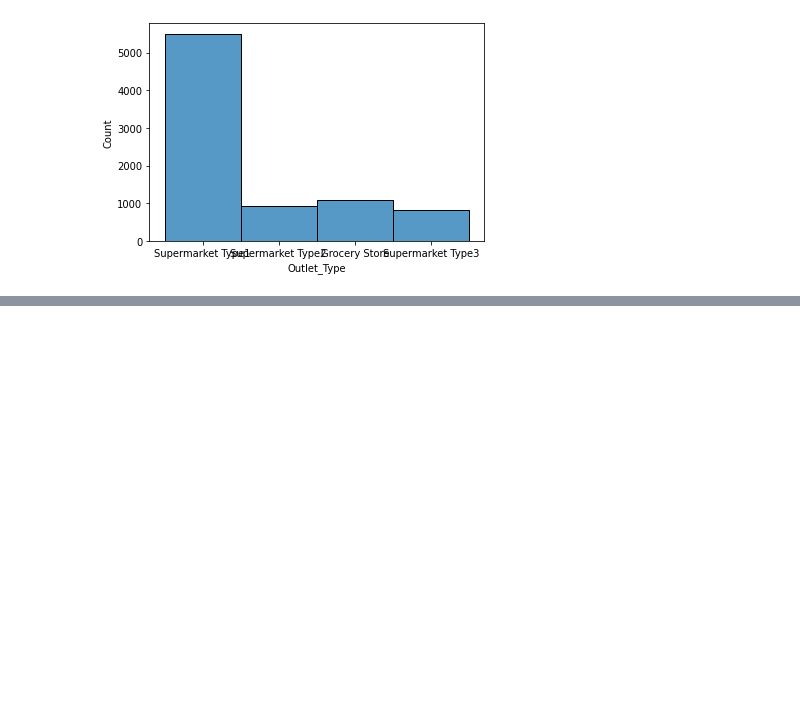
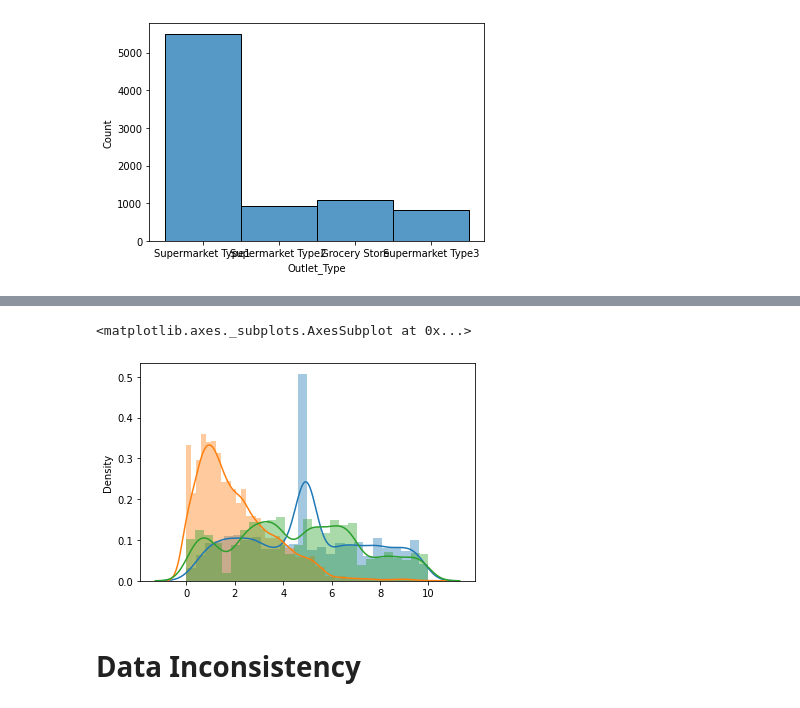
Before and after one commit to Technocolabs100/Product-Sales-Outlet-at-BigMart-Datawarehouse, a Jupyter notebook: MiniProject.ipynb, the cells around one changed output, grey strips where cells are left out. Drawn from its saved outputs; the diff is of its cells as text; code cells hidden in the pictures; blank space fills up the shorter version.

```diff
--- a/MiniProject.ipynb
+++ b/MiniProject.ipynb
@@ -580,0 +603,12 @@ sns.histplot(x=Train_set.Outlet_Type)
+# %%
+def scale_data(col,min,max):
+  scaler = MinMaxScaler(feature_range = (min,max))
+  col = np.array(col)
+  scaled_data = scaler.fit_transform(col.reshape(-1,1))
+  scaled_data = pd.Series(scaled_data.flatten())
+  return scaled_data
+# %%
+Item_Weight_Scaled = scale_data(Train_set['Item_Weight'],0,10)
+Item_Visibility_Scaled = scale_data(Train_set['Item_Visibility'],0,10)
+Item_MRP_Scaled = scale_data(Train_set['Item_MRP'],0,10)
+pd.DataFrame({'Item_Weight_Scaled':Item_Weight_Scaled,'Item_Visibility_Scaled':Item_Visibility_Scaled,'Item_MRP_Scaled':Item_MRP_Scaled}).describe()
@@ -580,0 +661,10 @@ sns.histplot(x=Train_set.Outlet_Type)
+# %%
+#the Visibility and MRP columns need to be normalized
+sns.distplot(x=Item_Weight_Scaled)
+sns.distplot(x=Item_Visibility_Scaled)
+sns.distplot(x=Item_MRP_Scaled)
+# %% [output]
+<matplotlib.axes._subplots.AxesSubplot at 0x...>
+[figure, added]
+# %% [markdown]
+# Data Inconsistency
```
Also changed, not shown: parts of 37 cells of this notebook.
